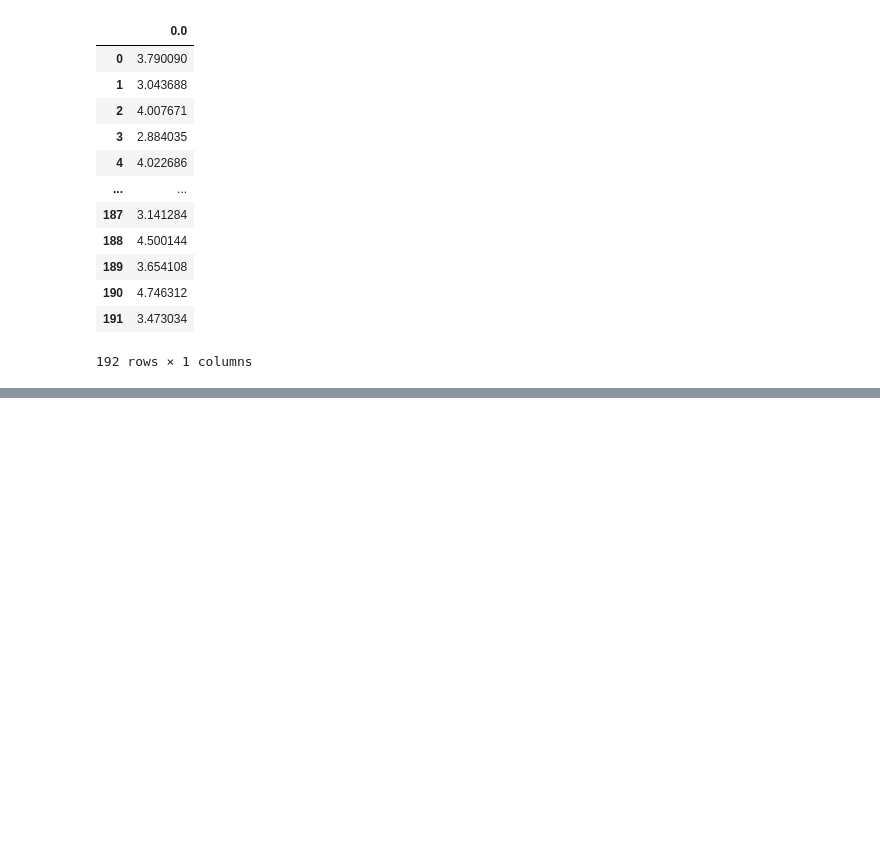
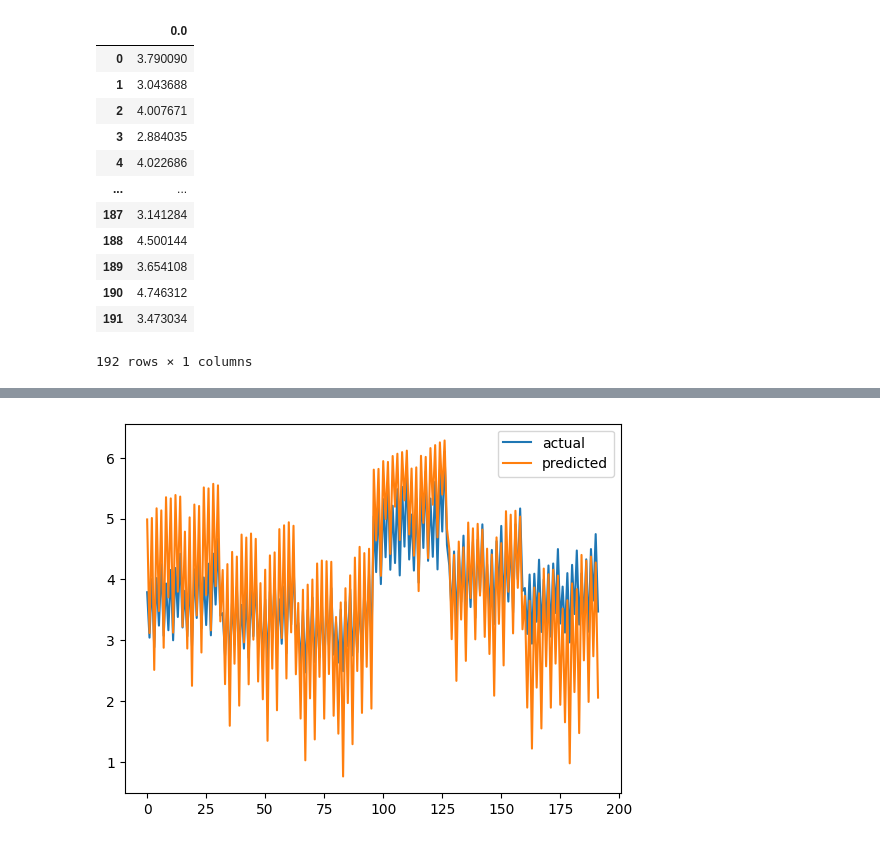
Before and after one commit to iAmBrig12/REU_AI_Thermography, a Jupyter notebook: one_feature.ipynb, the cells around one changed output, grey strips where cells are left out. Cells and saved outputs as stored; diff of their text form; code cells hidden in the pictures; blank space fills up the shorter version.

```diff
--- a/one_feature.ipynb
+++ b/one_feature.ipynb
@@ -176,0 +176,2 @@ plt.show()
+# %%
+diff = pred.subtract(actual).mean()
@@ -176,0 +183,9 @@ plt.show()
+# %%
+import matplotlib.pyplot as plt
+
+plt.plot(range(192), actual.values, label='actual')
+plt.plot(range(192), pred.subtract(diff).values, label='predicted')
+plt.legend()
+plt.show()
+# %% [output]
+[figure, added]
```
Also changed, not shown: parts of 6 cells of this notebook.
